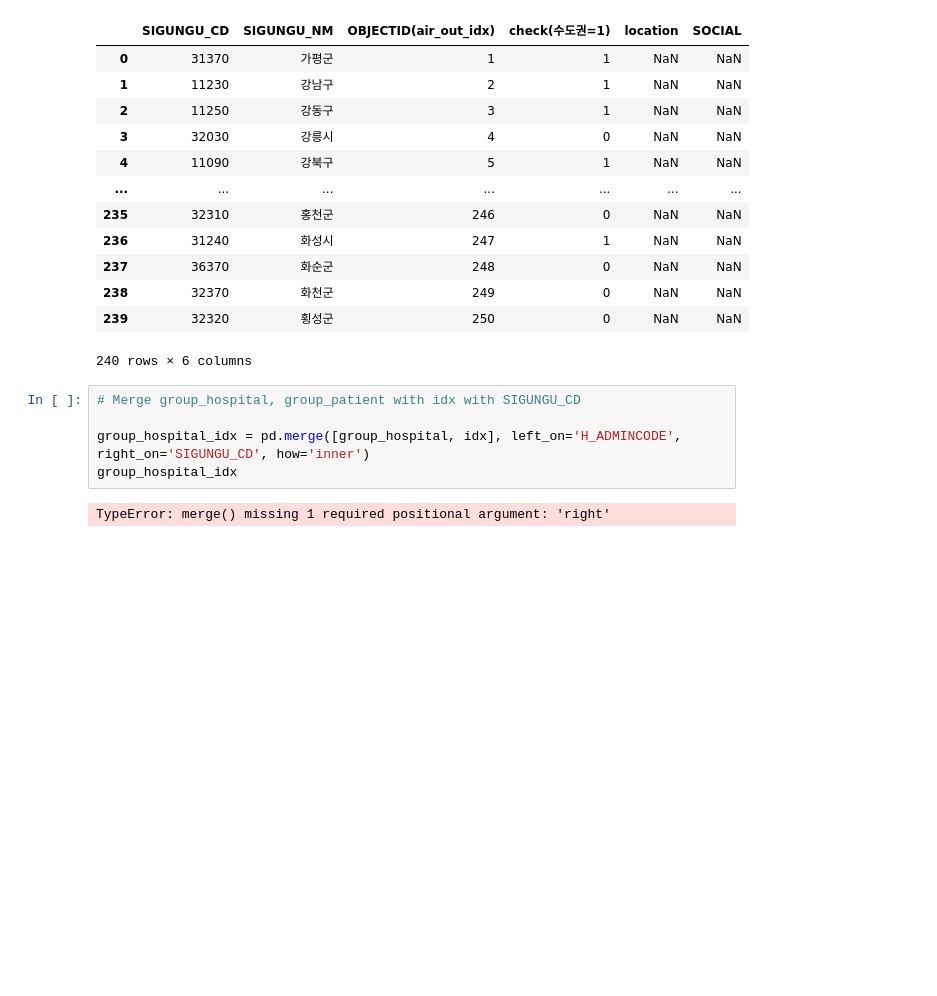
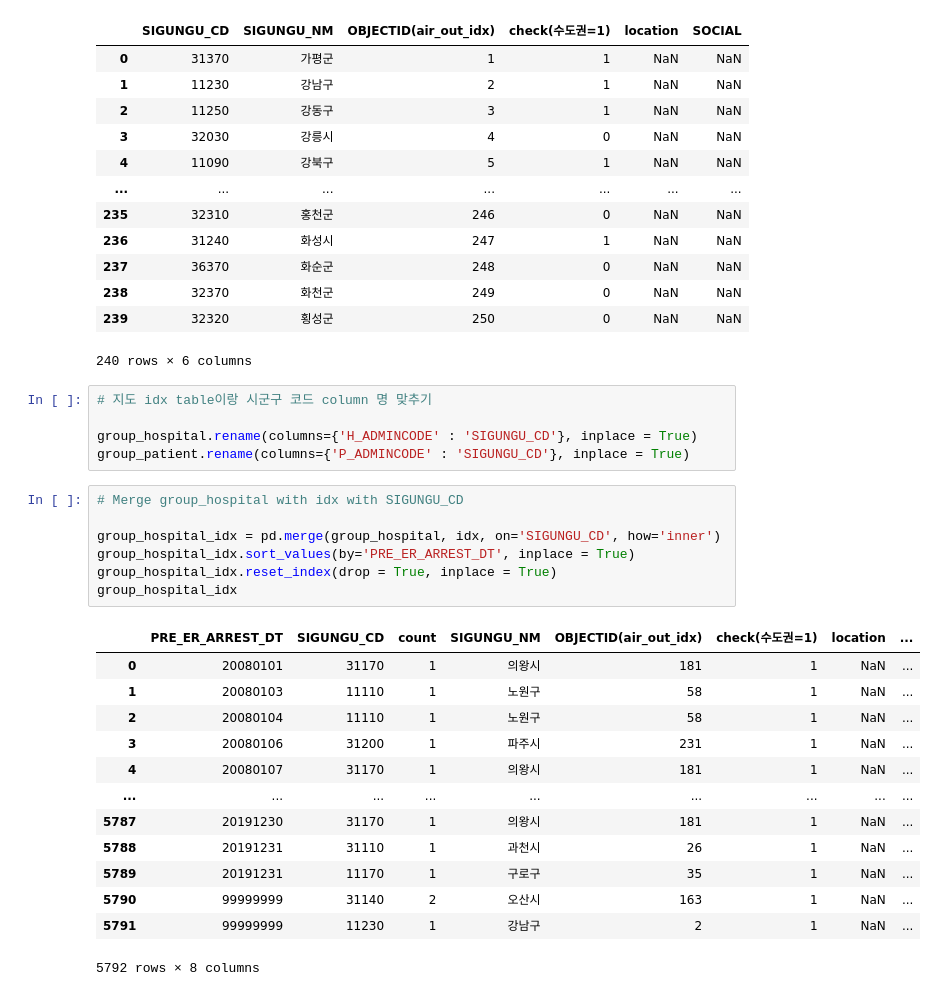
Before and after one commit to ZIO-KIM/SNUlab, a Jupyter notebook: OHCA_preprocess.ipynb, the cells around one changed output. Drawn from its saved outputs; the diff is of its cells as text; blank space fills up the shorter version.

```diff
--- a/OHCA_preprocess.ipynb
+++ b/OHCA_preprocess.ipynb
@@ -296,10 +296,29 @@ idx
 | 238 | 32370 | 화천군 | 249 | 0 | NaN | NaN |
 | 239 | 32320 | 횡성군 | 250 | 0 | NaN | NaN |
 240 rows × 6 columns
+# %%
+# 지도 idx table이랑 시군구 코드 column 명 맞추기
+
+group_hospital.rename(columns={'H_ADMINCODE' : 'SIGUNGU_CD'}, inplace = True)
+group_patient.rename(columns={'P_ADMINCODE' : 'SIGUNGU_CD'}, inplace = True)
 # %%
-# Merge group_hospital, group_patient with idx with SIGUNGU_CD
+# Merge group_hospital with idx with SIGUNGU_CD
 
-group_hospital_idx = pd.merge([group_hospital, idx], left_on='H_ADMINCODE', right_on='SIGUNGU_CD', how='inner')
+group_hospital_idx = pd.merge(group_hospital, idx, on='SIGUNGU_CD', how='inner')
+group_hospital_idx.sort_values(by='PRE_ER_ARREST_DT', inplace = True)
+group_hospital_idx.reset_index(drop = True, inplace = True)
 group_hospital_idx
 # %% [output]
+|  | PRE_ER_ARREST_DT | SIGUNGU_CD | count | SIGUNGU_NM | OBJECTID(air_out_idx) | check(수도권=1) | location | ... |
+| 0 | 20080101 | 31170 | 1 | 의왕시 | 181 | 1 | NaN | ... |
+| 1 | 20080103 | 11110 | 1 | 노원구 | 58 | 1 | NaN | ... |
+| 2 | 20080104 | 11110 | 1 | 노원구 | 58 | 1 | NaN | ... |
+| 3 | 20080106 | 31200 | 1 | 파주시 | 231 | 1 | NaN | ... |
+| 4 | 20080107 | 31170 | 1 | 의왕시 | 181 | 1 | NaN | ... |
+| ... | ... | ... | ... | ... | ... | ... | ... | ... |
+| 5787 | 20191230 | 31170 | 1 | 의왕시 | 181 | 1 | NaN | ... |
+| 5788 | 20191231 | 31110 | 1 | 과천시 | 26 | 1 | NaN | ... |
+| 5789 | 20191231 | 11170 | 1 | 구로구 | 35 | 1 | NaN | ... |
+| 5790 | 99999999 | 31140 | 2 | 오산시 | 163 | 1 | NaN | ... |
+| 5791 | 99999999 | 11230 | 1 | 강남구 | 2 | 1 | NaN | ... |
-TypeError: merge() missing 1 required positional argument: 'right'
+5792 rows × 8 columns
```
Also changed, not shown: parts of 9 cells of this notebook, 1 other file.
